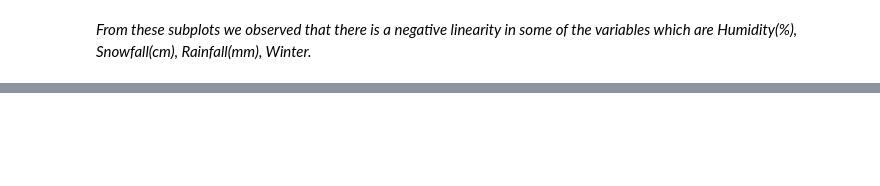
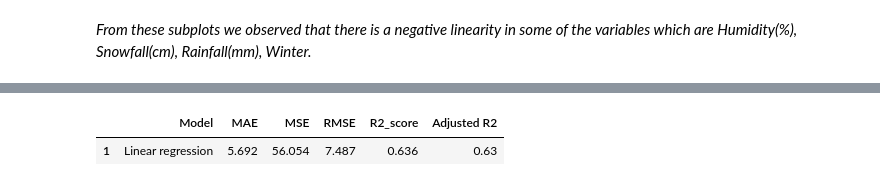
Before and after one commit to satendra-p/Bike_Sharing_Demand_Prediction_using_ML_Reggression, a Jupyter notebook: Bike_Sharing_Demand_Prediction_using_ML_Reggression.ipynb, the cells around one changed output, grey strips where cells are left out. Saved outputs shown, nothing was run; the diff lists cells and outputs as text; code cells hidden in the pictures; blank space fills up the shorter version.

```diff
--- a/Bike_Sharing_Demand_Prediction_using_ML_Reggression.ipynb
+++ b/Bike_Sharing_Demand_Prediction_using_ML_Reggression.ipynb
@@ -553,0 +701,8 @@ for n,column in enumerate(independent_variables):
+# %%
+# evaluation metrics for TEST data
+
+MSE_lr = mean_squared_error(y_test,y_pred_test)
+MAE_lr = mean_absolute_error(y_test,y_pred_test)
+RMSE_lr = np.sqrt(MSE_lr)
+r2_lr = r2_score(y_test,y_pred_test)
+Adjusted_R2_lr = (1-(1-r2_score((y_test), (y_pred_test)))*((X_test.shape[0]-1)/(X_test.shape[0]-X_test.shape[1]-1)))
@@ -553,0 +723,14 @@ for n,column in enumerate(independent_variables):
+# %%
+# storing the test set metrics value in test evaluation dataframe.
+dict2={'Model':'Linear regression ',
+       'MAE':round((MAE_lr),3),
+       'MSE':round((MSE_lr),3),
+       'RMSE':round((RMSE_lr),3),
+       'R2_score':round((r2_lr),3),
+       'Adjusted R2':round((Adjusted_R2_lr ),2)
+       }
+test_df=pd.DataFrame(dict2,index=[1])
+test_df
+# %% [output]
+|  | Model | MAE | MSE | RMSE | R2_score | Adjusted R2 |
+| 1 | Linear regression | 5.692 | 56.054 | 7.487 | 0.636 | 0.63 |
```
Also changed, not shown: parts of 32 cells of this notebook.
